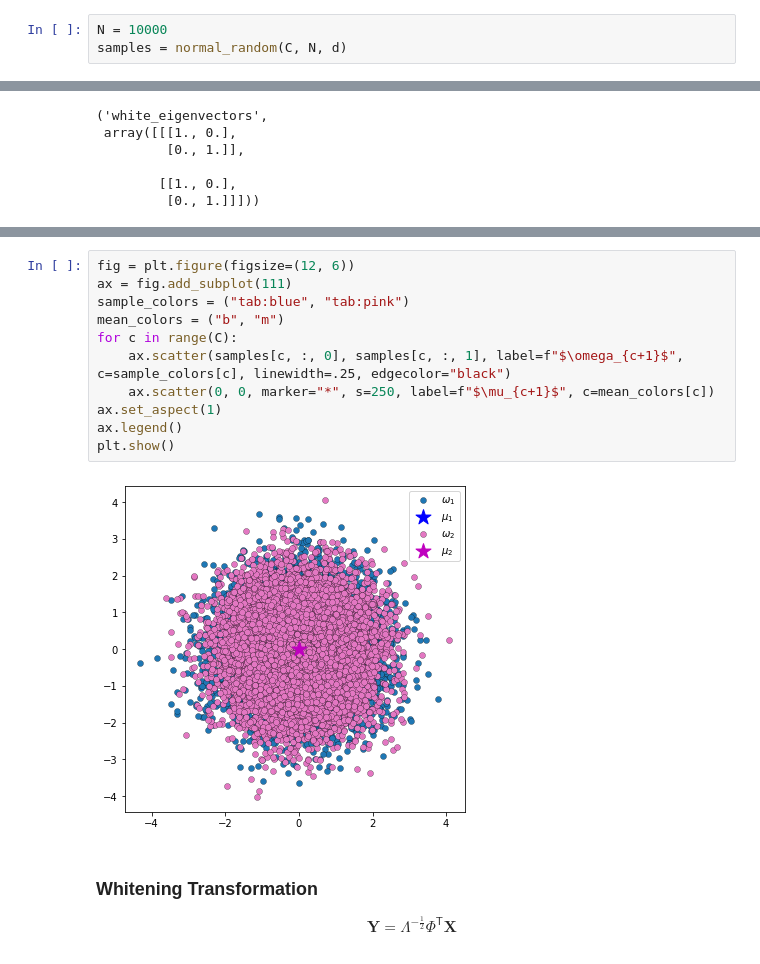
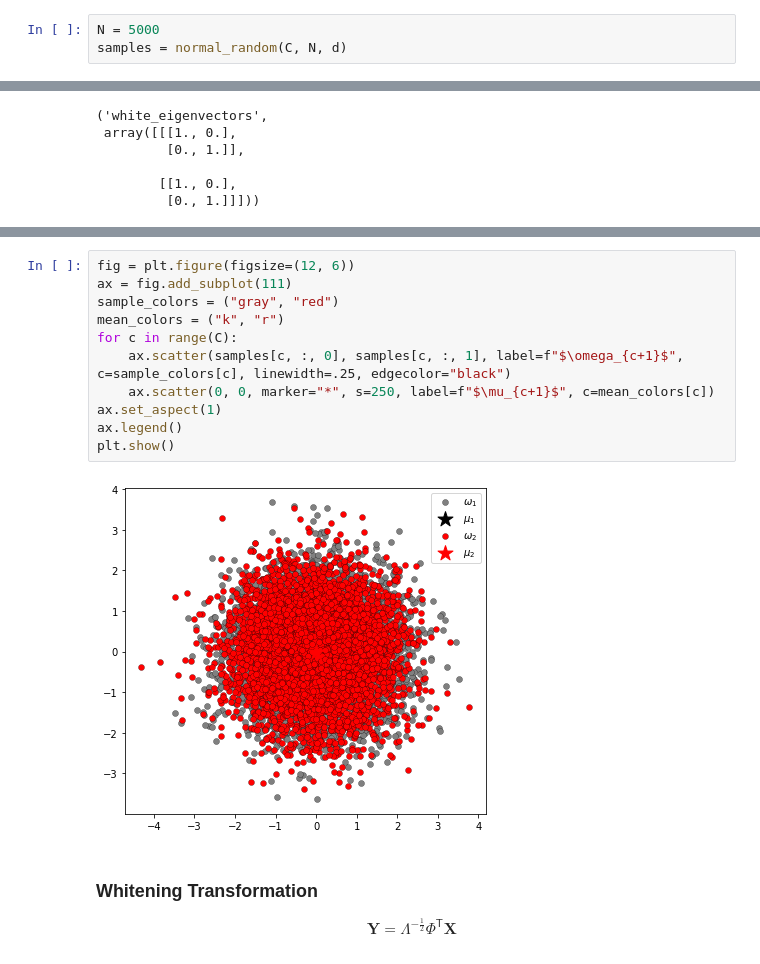
Before and after one commit to tmwatchanan/pattern-recognition, a Jupyter notebook: miniproject_2.ipynb, the cells around one changed output, grey strips where cells are left out. Saved outputs shown, nothing was run; the diff lists cells and outputs as text.

```diff
--- a/miniproject_2.ipynb
+++ b/miniproject_2.ipynb
@@ -370,5 +372,5 @@ def normal_random(C, N, d):
 # %%
-N = 10000
+N = 5000
 samples = normal_random(C, N, d)
 # %%
 "samples.shape", samples.shape
@@ -466,16 +468,16 @@ visualize_white_space(samples, white_means, white_eigenvalues, white_eigenvector
 # %%
 fig = plt.figure(figsize=(12, 6))
 ax = fig.add_subplot(111)
-sample_colors = ("tab:blue", "tab:pink")
-mean_colors = ("b", "m")
+sample_colors = ("gray", "red")
+mean_colors = ("k", "r")
 for c in range(C):
     ax.scatter(samples[c, :, 0], samples[c, :, 1], label=f"$\omega_{c+1}$", c=sample_colors[c], linewidth=.25, edgecolor="black")
     ax.scatter(0, 0, marker="*", s=250, label=f"$\mu_{c+1}$", c=mean_colors[c])
 ax.set_aspect(1)
 ax.legend()
 plt.show()
 # %% [output]
-[figure, old version]
+[figure, new version]
 # %% [markdown]
 ### Whitening Transformation
 $$ \mathbf{Y} = \Lambda^{-\frac{1}{2}} \Phi^{\mathsf{T}} \mathbf{X} $$
```
Also changed, not shown: parts of 31 cells of this notebook.
